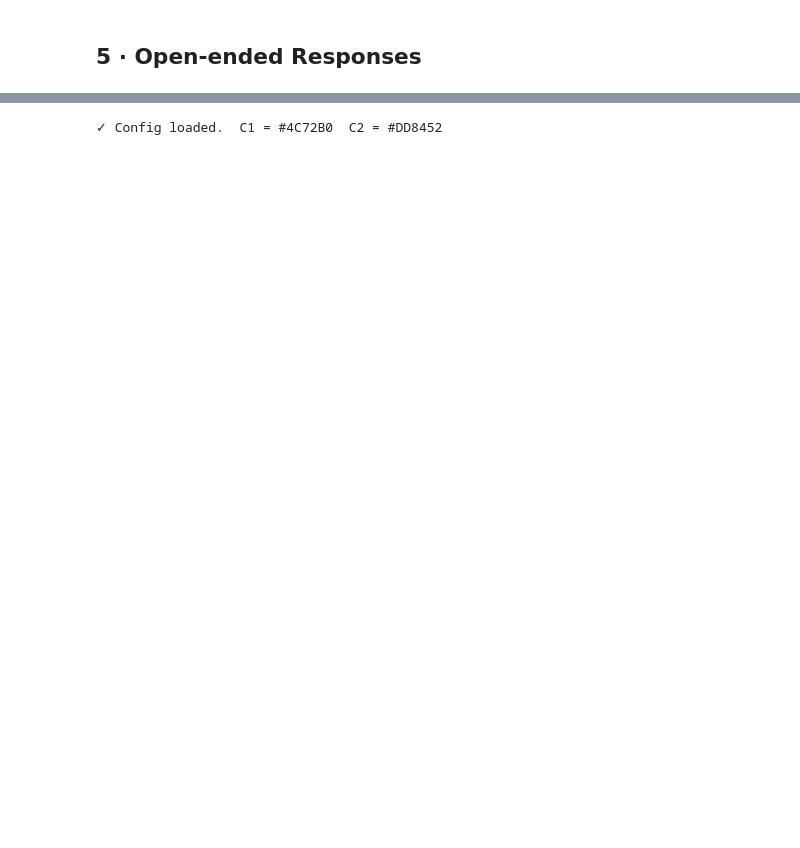
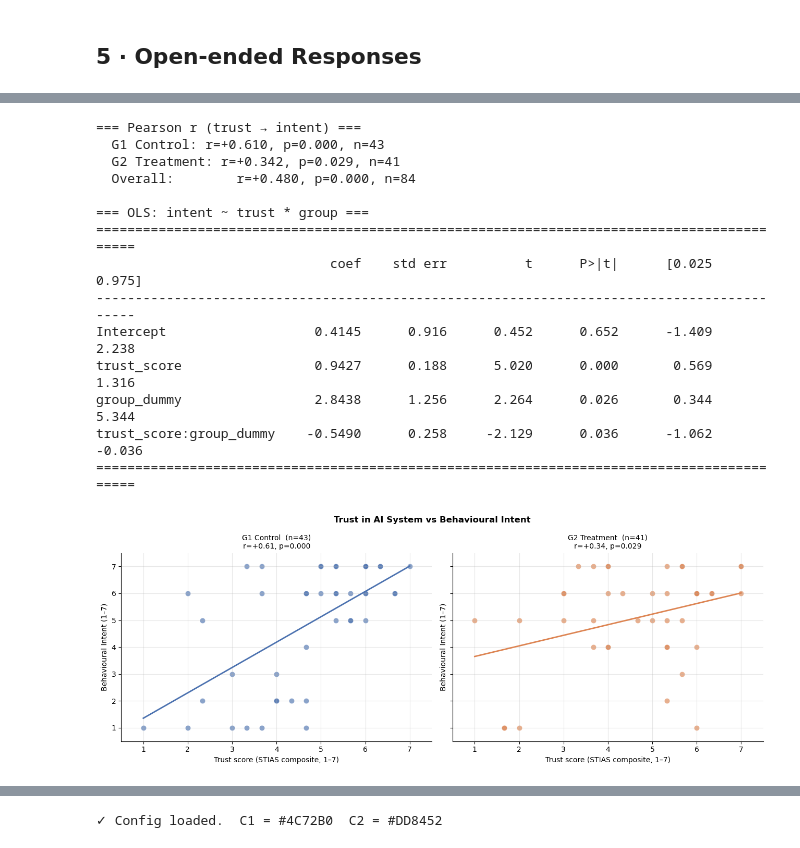
Before and after one commit to mmasoumipy/GreyBox, a Jupyter notebook: study_outputs/analysis.ipynb, the cells around one changed output, grey strips where cells are left out. Drawn from its saved outputs; the diff is of its cells as text; code cells hidden in the pictures; blank space fills up the shorter version.

```diff
--- a/study_outputs/analysis.ipynb
+++ b/study_outputs/analysis.ipynb
@@ -689,3 +812,68 @@ plt.show()
+# %%
+import statsmodels.formula.api as smf
+from scipy.stats import pearsonr, spearmanr
+
+# Combine groups into one dataframe
+g1['group'] = 'G1 Control'
+g2['group'] = 'G2 Treatment'
+combined = pd.concat([g1, g2], ignore_index=True)
+combined = combined[['group', 'trust_score', 'q_intent_stress_technique']].dropna()
+
+# ── Correlations ─────────────────────────────────────────────────────────────
+print("=== Pearson r (trust → intent) ===")
+for grp in ['G1 Control', 'G2 Treatment']:
+    sub = combined[combined['group'] == grp]
+    r, p = pearsonr(sub['trust_score'], sub['q_intent_stress_technique'])
+    print(f"  {grp}: r={r:+.3f}, p={p:.3f}, n={len(sub)}")
+r_all, p_all = pearsonr(combined['trust_score'], combined['q_intent_stress_technique'])
+print(f"  Overall:        r={r_all:+.3f}, p={p_all:.3f}, n={len(combined)}")
+
+# ── OLS: intent ~ trust + group + trust×group (moderation test) ──────────────
+print("\n=== OLS: intent ~ trust * group ===")
+combined['group_dummy'] = (combined['group'] == 'G2 Treatment').astype(int)
+model = smf.ols('q_intent_stress_technique ~ trust_score * group_dummy', data=combined).fit()
+print(model.summary().tables[1])
+
+# ── Scatter plot ──────────────────────────────────────────────────────────────
+fig, axes = plt.subplots(1, 2, figsize=(13, 5), sharey=True)
+fig.suptitle('Trust in AI System vs Behavioural Intent', fontsize=12, fontweight='bold')
+
+for ax, grp, color in [(axes[0], 'G1 Control', C1), (axes[1], 'G2 Treatment', C2)]:
+    sub = combined[combined['group'] == grp]
+    x, y = sub['trust_score'], sub['q_intent_stress_technique']
+
+    ax.scatter(x, y, color=color, alpha=0.65, s=55, edgecolors='white', linewidths=0.4)
+
+    # regression line
+    m, b_coef = np.polyfit(x, y, 1)
+    xr = np.linspace(x.min(), x.max(), 100)
+    ax.plot(xr, m * xr + b_coef, color=color, lw=2)
+
+    r, p = pearsonr(x, y)
+    ax.set_title(f'{grp}  (n={len(sub)})\nr={r:+.2f}, p={p:.3f}', fontsize=10)
+    ax.set_xlabel('Trust score (STIAS composite, 1–7)')
+    ax.set_ylabel('Behavioural Intent (1–7)')
+    ax.set_xlim(0.5, 7.5); ax.set_ylim(0.5, 7.5)
+
+plt.tight_layout()
+plt.savefig('figures/fig5_trust_vs_intent.png', dpi=150, bbox_inches='tight')
+plt.show()
+# %% [output]
+=== Pearson r (trust → intent) ===
+  G1 Control: r=+0.610, p=0.000, n=43
+  G2 Treatment: r=+0.342, p=0.029, n=41
+  Overall:        r=+0.480, p=0.000, n=84
+
+=== OLS: intent ~ trust * group ===
+===========================================================================================
+                              coef    std err          t      P>|t|      [0.025      0.975]
+-------------------------------------------------------------------------------------------
+Intercept                   0.4145      0.916      0.452      0.652      -1.409       2.238
+trust_score                 0.9427      0.188      5.020      0.000       0.569       1.316
+group_dummy                 2.8438      1.256      2.264      0.026       0.344       5.344
+trust_score:group_dummy    -0.5490      0.258     -2.129      0.036      -1.062      -0.036
+===========================================================================================
+[figure, added]
 # %%
 open_cols = [
     ('q_open_unclear',      'What was unclear about the AI output?'),
```
Also changed, not shown: parts of 16 cells of this notebook, 1 other file.
